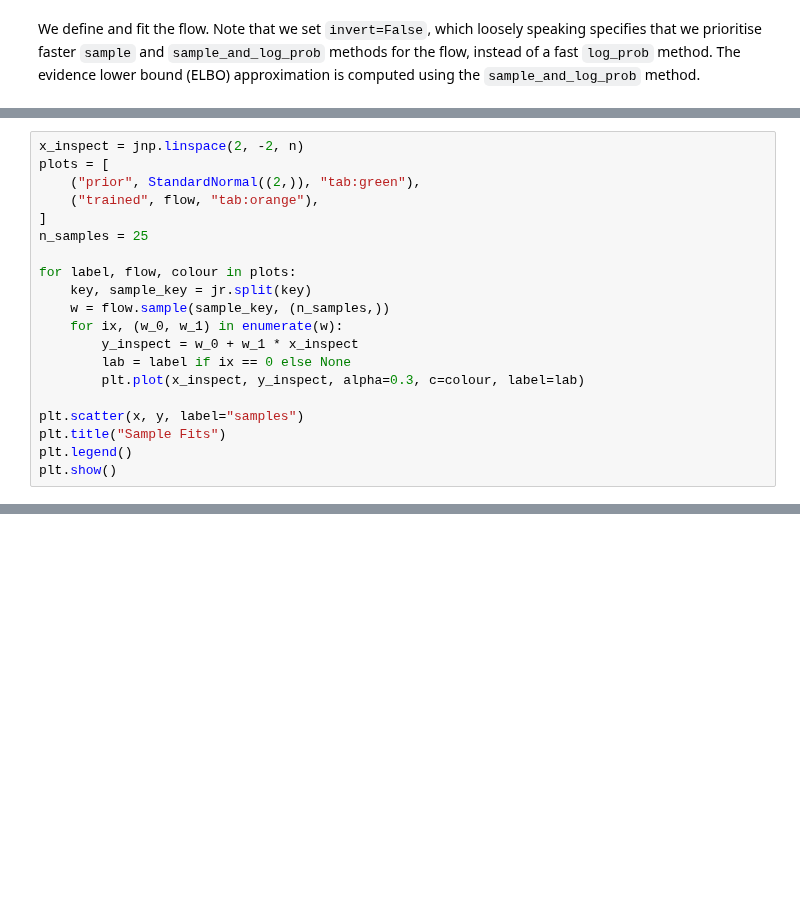
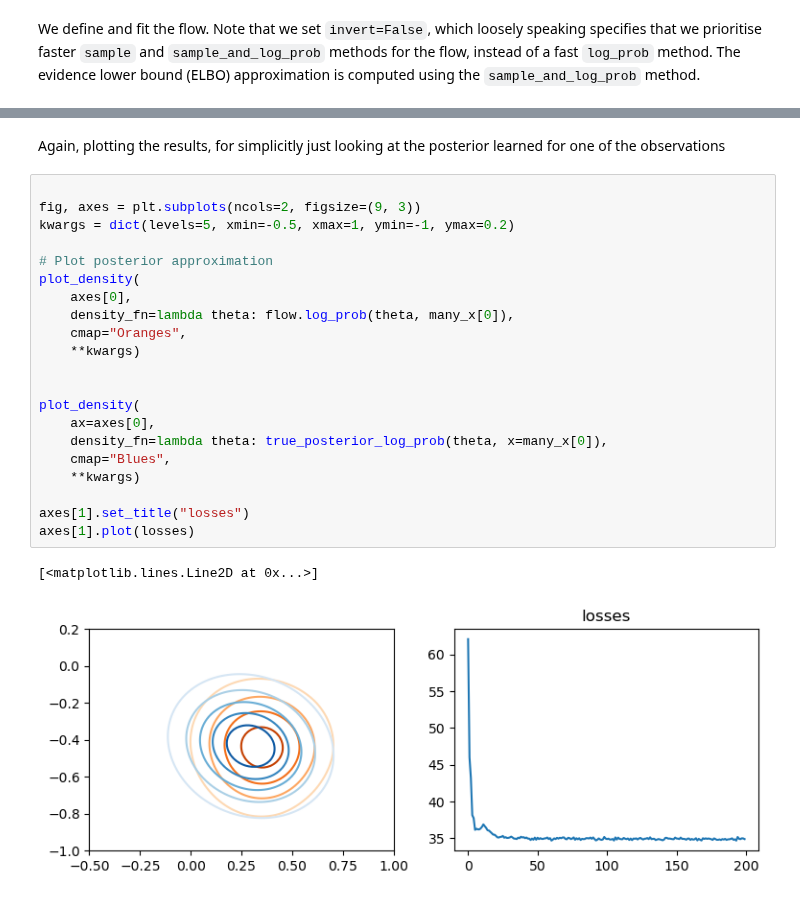
Before and after one commit to danielward27/flowjax, a Jupyter notebook: docs/examples/variational_inference.ipynb, the cells around one changed output, grey strips where cells are left out. Saved outputs shown, nothing was run; the diff lists cells and outputs as text; blank space fills up the shorter version.

```diff
--- a/docs/examples/variational_inference.ipynb
+++ b/docs/examples/variational_inference.ipynb
@@ -97,20 +94,0 @@ We can visualise the regression fits
-# %%
-x_inspect = jnp.linspace(2, -2, n)
-plots = [
-    ("prior", StandardNormal((2,)), "tab:green"),
-    ("trained", flow, "tab:orange"),
-]
-n_samples = 25
-
-for label, flow, colour in plots:
-    key, sample_key = jr.split(key)
-    w = flow.sample(sample_key, (n_samples,))
-    for ix, (w_0, w_1) in enumerate(w):
-        y_inspect = w_0 + w_1 * x_inspect
-        lab = label if ix == 0 else None
-        plt.plot(x_inspect, y_inspect, alpha=0.3, c=colour, label=lab)
-
-plt.scatter(x, y, label="samples")
-plt.title("Sample Fits")
-plt.legend()
-plt.show()
@@ -118,0 +130,26 @@ plt.show()
+# %% [markdown]
+Again, plotting the results, for simplicitly just looking at the posterior learned for one of the observations
+# %%
+
+fig, axes = plt.subplots(ncols=2, figsize=(9, 3))
+kwargs = dict(levels=5, xmin=-0.5, xmax=1, ymin=-1, ymax=0.2)
+
+# Plot posterior approximation
+plot_density(
+    axes[0],
+    density_fn=lambda theta: flow.log_prob(theta, many_x[0]),
+    cmap="Oranges",
+    **kwargs)
+
+
+plot_density(
+    ax=axes[0],
+    density_fn=lambda theta: true_posterior_log_prob(theta, x=many_x[0]),
+    cmap="Blues",
+    **kwargs)
+
+axes[1].set_title("losses")
+axes[1].plot(losses)
+# %% [output]
+[<matplotlib.lines.Line2D at 0x...>]
+[figure, added]
```
Also changed, not shown: parts of 8 cells of this notebook, 2 other files.
